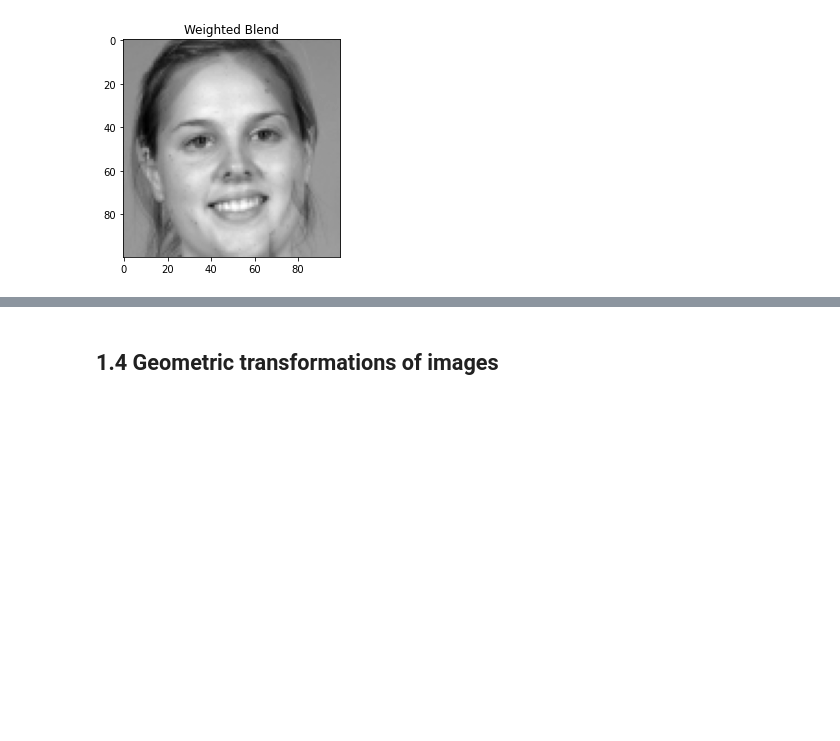
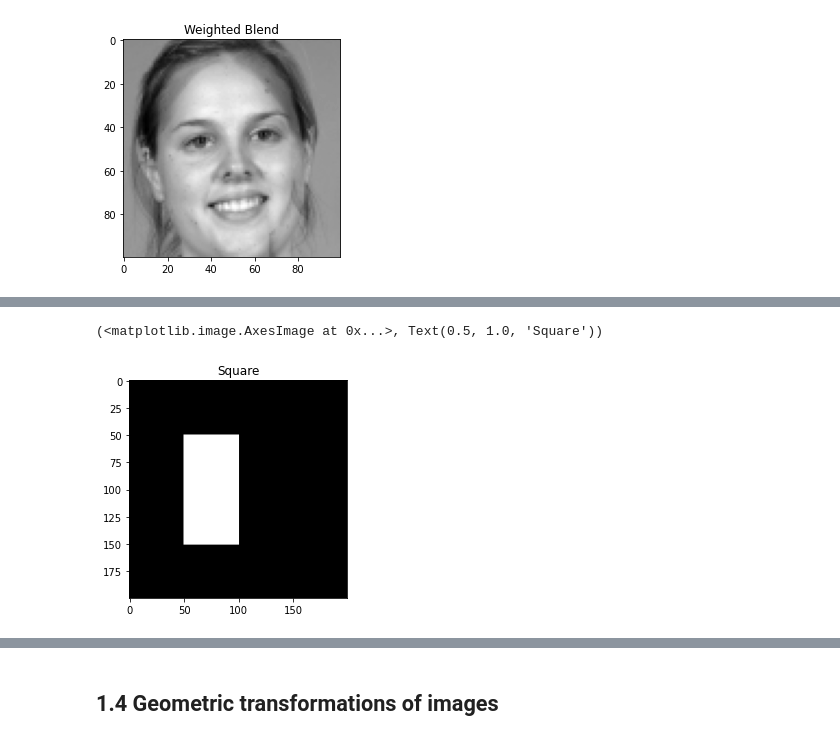
Before and after one commit to team-vmetsis/block8, a Jupyter notebook: 01-elementary_image_operations.ipynb, the cells around one changed output, grey strips where cells are left out. Drawn from its saved outputs; the diff is of its cells as text; code cells hidden in the pictures; blank space fills up the shorter version.

```diff
--- a/01-elementary_image_operations.ipynb
+++ b/01-elementary_image_operations.ipynb
@@ -200,0 +225,12 @@ plt.imshow(weighted_blend, cmap='gray'),plt.title('Weighted Blend')
+# %%
+# Generate a two dimensional binary numpy array that contains a rectangle
+# The top left corner of the rectangle is at (50, 50) and has width 50 and height of 100
+# The square is filled with ones
+rectangle = np.zeros((200, 200), np.uint8)
+cv.rectangle(rectangle, (50, 50), (100, 150), 255, -1)
+
+# Display the square
+plt.imshow(rectangle, cmap='gray'),plt.title('Square')
+# %% [output]
+(<matplotlib.image.AxesImage at 0x...>, Text(0.5, 1.0, 'Square'))
+[figure, added]
```
Also changed, not shown: parts of 8 cells of this notebook, 5 other files.
